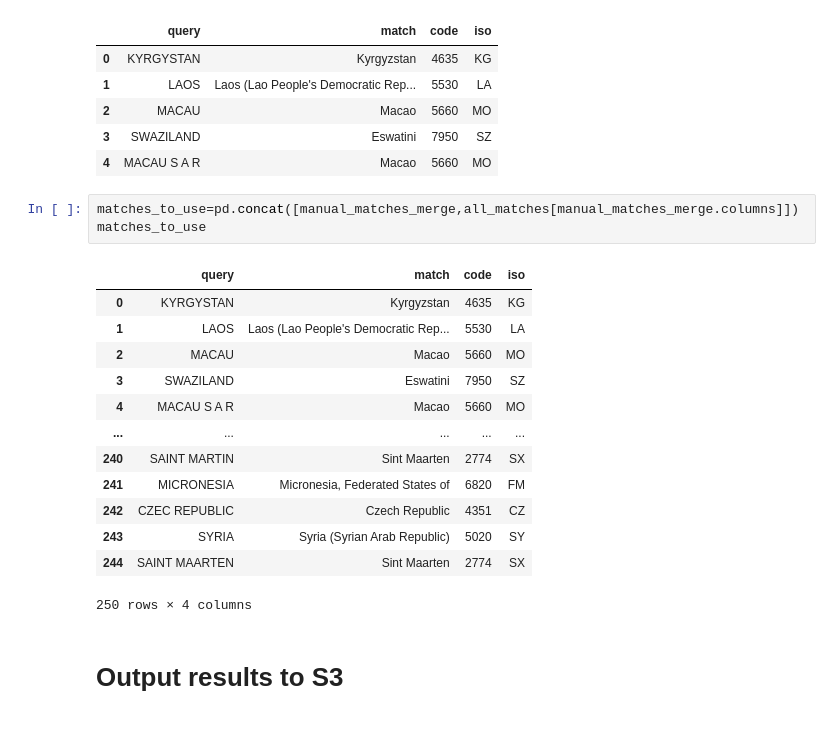
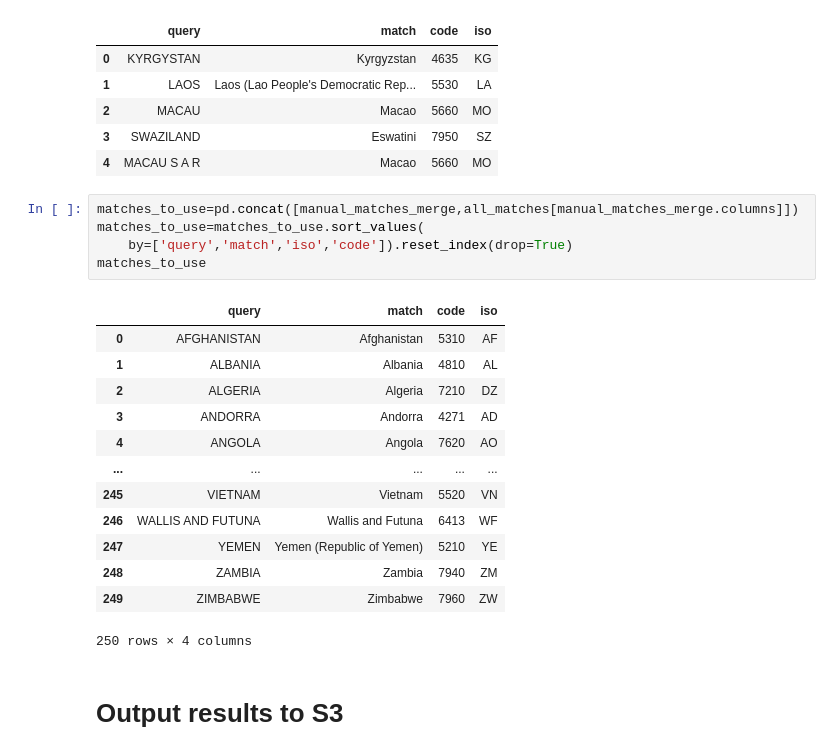
Before and after one commit to tiangenglu/automation, a Jupyter notebook: 2025-04-17_fuzzy_matching.ipynb, the cells around one changed output. Cells and saved outputs as stored; diff of their text form.

Commit message:
sort the query-match table and then output to s3 and local disk

```diff
--- a/2025-04-17_fuzzy_matching.ipynb
+++ b/2025-04-17_fuzzy_matching.ipynb
@@ -297,23 +297,25 @@ manual_matches_merge
 | 4 | MACAU S A R | Macao | 5660 | MO |
 # %%
 matches_to_use=pd.concat([manual_matches_merge,all_matches[manual_matches_merge.columns]])
+matches_to_use=matches_to_use.sort_values(
+    by=['query','match','iso','code']).reset_index(drop=True)
 matches_to_use
 # %% [output]
 |  | query | match | code | iso |
-| 0 | KYRGYSTAN | Kyrgyzstan | 4635 | KG |
-| 1 | LAOS | Laos (Lao People's Democratic Rep... | 5530 | LA |
-| 2 | MACAU | Macao | 5660 | MO |
-| 3 | SWAZILAND | Eswatini | 7950 | SZ |
-| 4 | MACAU S A R | Macao | 5660 | MO |
+| 0 | AFGHANISTAN | Afghanistan | 5310 | AF |
+| 1 | ALBANIA | Albania | 4810 | AL |
+| 2 | ALGERIA | Algeria | 7210 | DZ |
+| 3 | ANDORRA | Andorra | 4271 | AD |
+| 4 | ANGOLA | Angola | 7620 | AO |
 | ... | ... | ... | ... | ... |
-| 240 | SAINT MARTIN | Sint Maarten | 2774 | SX |
-| 241 | MICRONESIA | Micronesia, Federated States of | 6820 | FM |
-| 242 | CZEC REPUBLIC | Czech Republic | 4351 | CZ |
-| 243 | SYRIA | Syria (Syrian Arab Republic) | 5020 | SY |
-| 244 | SAINT MAARTEN | Sint Maarten | 2774 | SX |
+| 245 | VIETNAM | Vietnam | 5520 | VN |
+| 246 | WALLIS AND FUTUNA | Wallis and Futuna | 6413 | WF |
+| 247 | YEMEN | Yemen (Republic of Yemen) | 5210 | YE |
+| 248 | ZAMBIA | Zambia | 7940 | ZM |
+| 249 | ZIMBABWE | Zimbabwe | 7960 | ZW |
 250 rows × 4 columns
-# %% [markdown]
-# Output results to S3
+# %% [markdown]
+# Output results to S3
 # %%
 # upload pandas dataframe to s3
 csv_buffer = io.StringIO()
```
Also changed, not shown: parts of 2 cells of this notebook.
